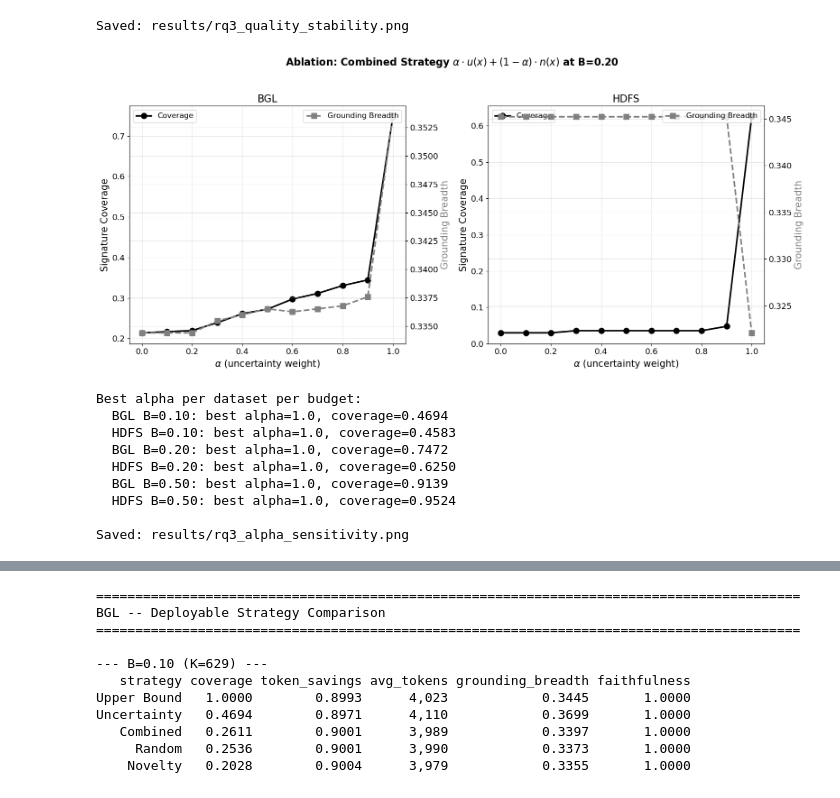
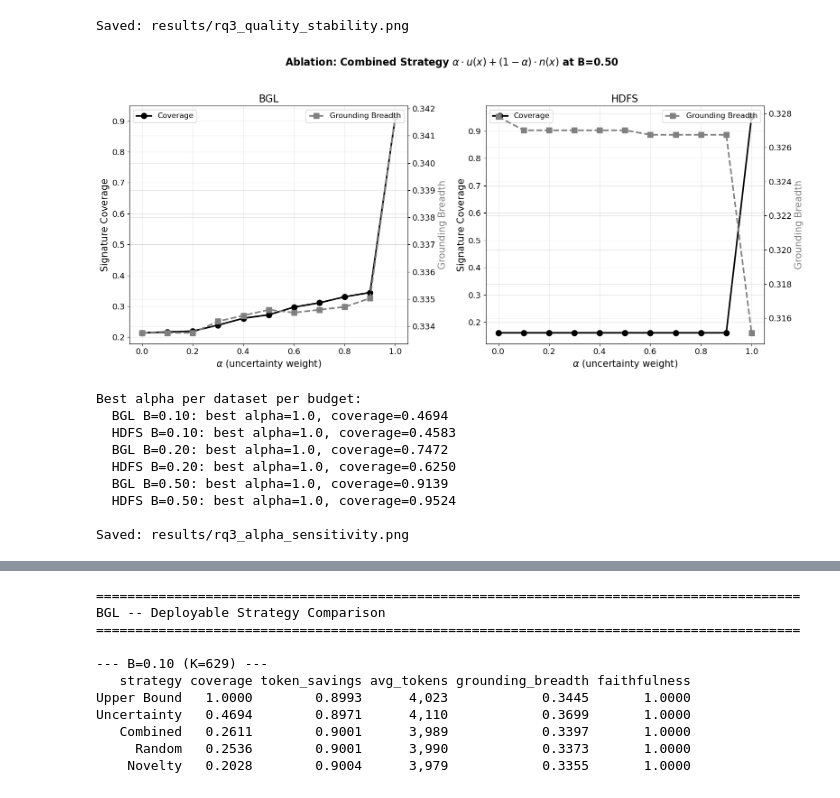
Before and after one commit to tw13023/agentic-log-explanations, a Jupyter notebook: notebooks/12_rq3_cost_quality_gating.ipynb, the cells around one changed output, grey strips where cells are left out. Saved outputs shown, nothing was run; the diff lists cells and outputs as text; code cells hidden in the pictures.

```diff
--- a/notebooks/12_rq3_cost_quality_gating.ipynb
+++ b/notebooks/12_rq3_cost_quality_gating.ipynb
@@ -628,45 +631,45 @@ for B_eval in [0.10, 0.20, 0.50]:
 
 df_alpha = pd.DataFrame(alpha_results)
 
-# Plot at B=0.20 (representative)
+# Plot at B=0.50 (practical budget with >91% BGL / >95% HDFS coverage)
 fig, axes = plt.subplots(1, 2, figsize=(16, 7))
 
 for ax, dataset_name in [(axes[0], 'BGL'), (axes[1], 'HDFS')]:
-    data = df_alpha[(df_alpha['dataset'] == dataset_name) & (df_alpha['budget'] == 0.20)]
+    data = df_alpha[(df_alpha['dataset'] == dataset_name) & (df_alpha['budget'] == 0.50)]
     ax.plot(data['alpha'], data['coverage'],
             color='0.0', marker='o', linestyle='-', linewidth=2.5, markersize=9,
             label='Coverage')
     ax.set_xlabel(r'$\alpha$ (uncertainty weight)', fontsize=15)
     ax.set_ylabel('Signature Coverage', fontsize=15)
     ax.set_title(f'{dataset_name}', fontsize=16)
     ax.set_xlim(-0.05, 1.05)
     ax.legend(fontsize=12, loc='best')
 
     ax2 = ax.twinx()
     ax2.plot(data['alpha'], data['grounding_breadth'],
              color='0.5', marker='s', linestyle='--', linewidth=2.5, markersize=9,
              label='Grounding Breadth')
     ax2.set_ylabel('Grounding Breadth', fontsize=15, color='0.5')
     ax2.legend(fontsize=12, loc='upper right')
 
-fig.suptitle(r'Ablation: Combined Strategy $\alpha \cdot u(x) + (1-\alpha) \cdot n(x)$ at B=0.20',
+fig.suptitle(r'Ablation: Combined Strategy $\alpha \cdot u(x) + (1-\alpha) \cdot n(x)$ at B=0.50',
              fontsize=16, fontweight='bold', y=1.02)
 plt.tight_layout()
 plt.savefig(PROJECT_ROOT / 'results' / 'rq3_alpha_sensitivity.png',
             dpi=600, bbox_inches='tight')
 plt.show()
 
 # Confirm alpha=1.0 is best across all budget levels
 print("Best alpha per dataset per budget:")
 for B_eval in [0.10, 0.20, 0.50]:
     for ds in ['BGL', 'HDFS']:
         sub = df_alpha[(df_alpha['dataset'] == ds) & (df_alpha['budget'] == B_eval)]
         best = sub.sort_values('coverage', ascending=False).iloc[0]
         print(f"  {ds} B={B_eval:.2f}: best alpha={best['alpha']:.1f}, "
               f"coverage={best['coverage']:.4f}")
 print("\nSaved: results/rq3_alpha_sensitivity.png")
 # %% [output]
-[figure, old version]
+[figure, new version]
 Best alpha per dataset per budget:
   BGL B=0.10: best alpha=1.0, coverage=0.4694
   HDFS B=0.10: best alpha=1.0, coverage=0.4583
```
Also changed, not shown: parts of 2 cells of this notebook, 2 other files.
